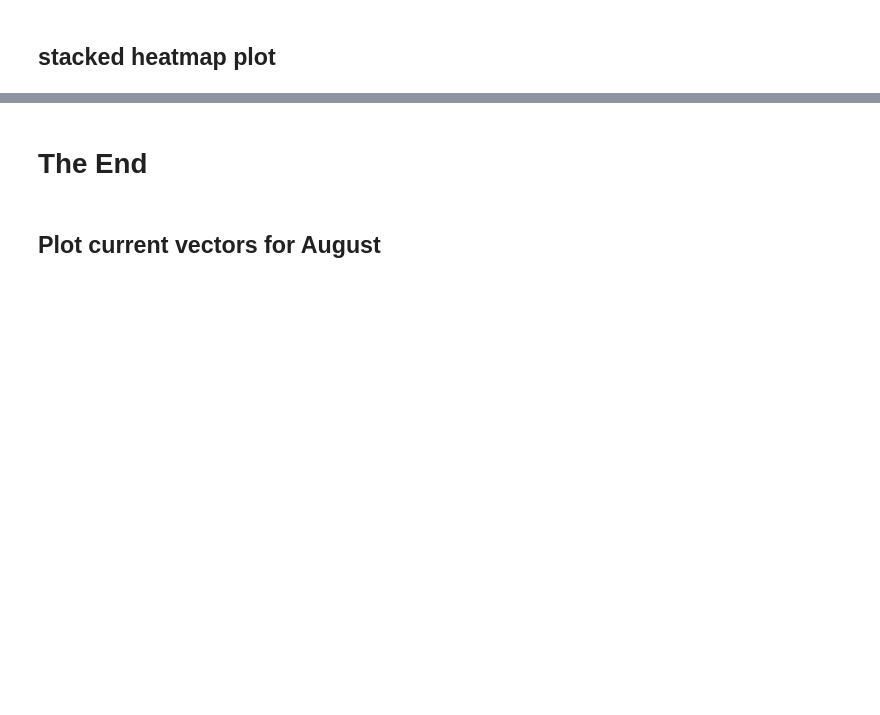
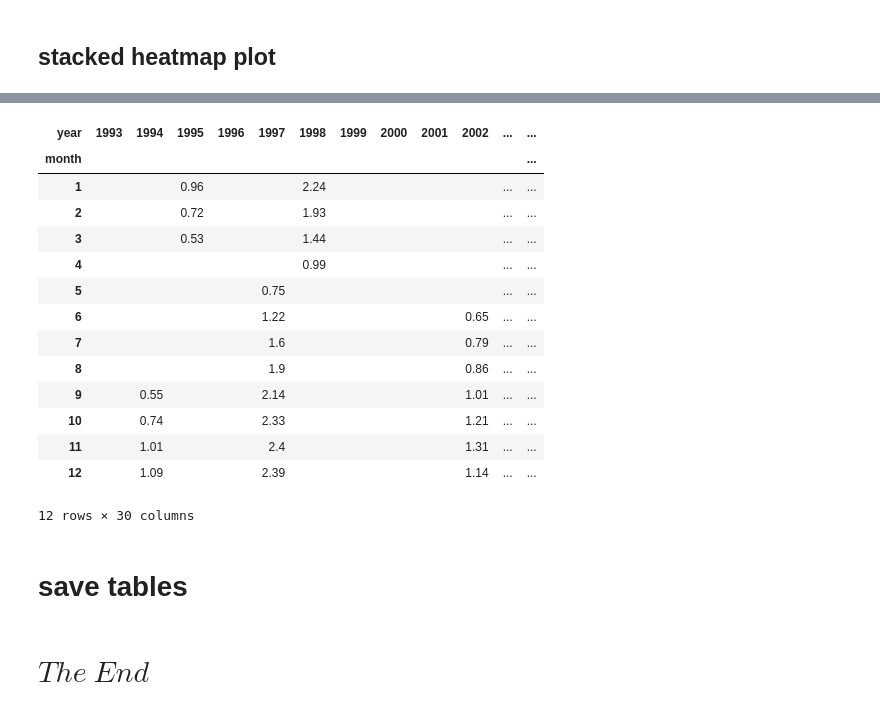
Before and after one commit to Thomas-Moore-Creative/BRAN-climatology-generator-demo, a Jupyter notebook: notebooks/heatmap_ENSO_i29.ipynb, the cells around one changed output, grey strips where cells are left out. Drawn from its saved outputs; the diff is of its cells as text; code cells hidden in the pictures; blank space fills up the shorter version.

```diff
--- a/notebooks/heatmap_ENSO_i29.ipynb
+++ b/notebooks/heatmap_ENSO_i29.ipynb
@@ -410,0 +475,20 @@ El_Nino_std.isel(st_ocean=0).plot(robust=True)
+# %%
+event_data_EN
+# %% [output]
+| year | 1993 | 1994 | 1995 | 1996 | 1997 | 1998 | 1999 | 2000 | 2001 | 2002 | ... | ... |
+| month |  |  |  |  |  |  |  |  |  |  |  | ... |
+| 1 |  |  | 0.96 |  |  | 2.24 |  |  |  |  | ... | ... |
+| 2 |  |  | 0.72 |  |  | 1.93 |  |  |  |  | ... | ... |
+| 3 |  |  | 0.53 |  |  | 1.44 |  |  |  |  | ... | ... |
+| 4 |  |  |  |  |  | 0.99 |  |  |  |  | ... | ... |
+| 5 |  |  |  |  | 0.75 |  |  |  |  |  | ... | ... |
+| 6 |  |  |  |  | 1.22 |  |  |  |  | 0.65 | ... | ... |
+| 7 |  |  |  |  | 1.6 |  |  |  |  | 0.79 | ... | ... |
+| 8 |  |  |  |  | 1.9 |  |  |  |  | 0.86 | ... | ... |
+| 9 |  | 0.55 |  |  | 2.14 |  |  |  |  | 1.01 | ... | ... |
+| 10 |  | 0.74 |  |  | 2.33 |  |  |  |  | 1.21 | ... | ... |
+| 11 |  | 1.01 |  |  | 2.4 |  |  |  |  | 1.31 | ... | ... |
+| 12 |  | 1.09 |  |  | 2.39 |  |  |  |  | 1.14 | ... | ... |
+12 rows × 30 columns
+# %% [markdown]
+# save tables
@@ -411,6 +504,4 @@ El_Nino_std.isel(st_ocean=0).plot(robust=True)
 # %% [markdown]
-# The End
+# $The\  End$
 # %%
 client.shutdown()
-# %% [markdown]
-## Plot current vectors for August
```
Also changed, not shown: parts of 68 cells of this notebook, 4 other files.
